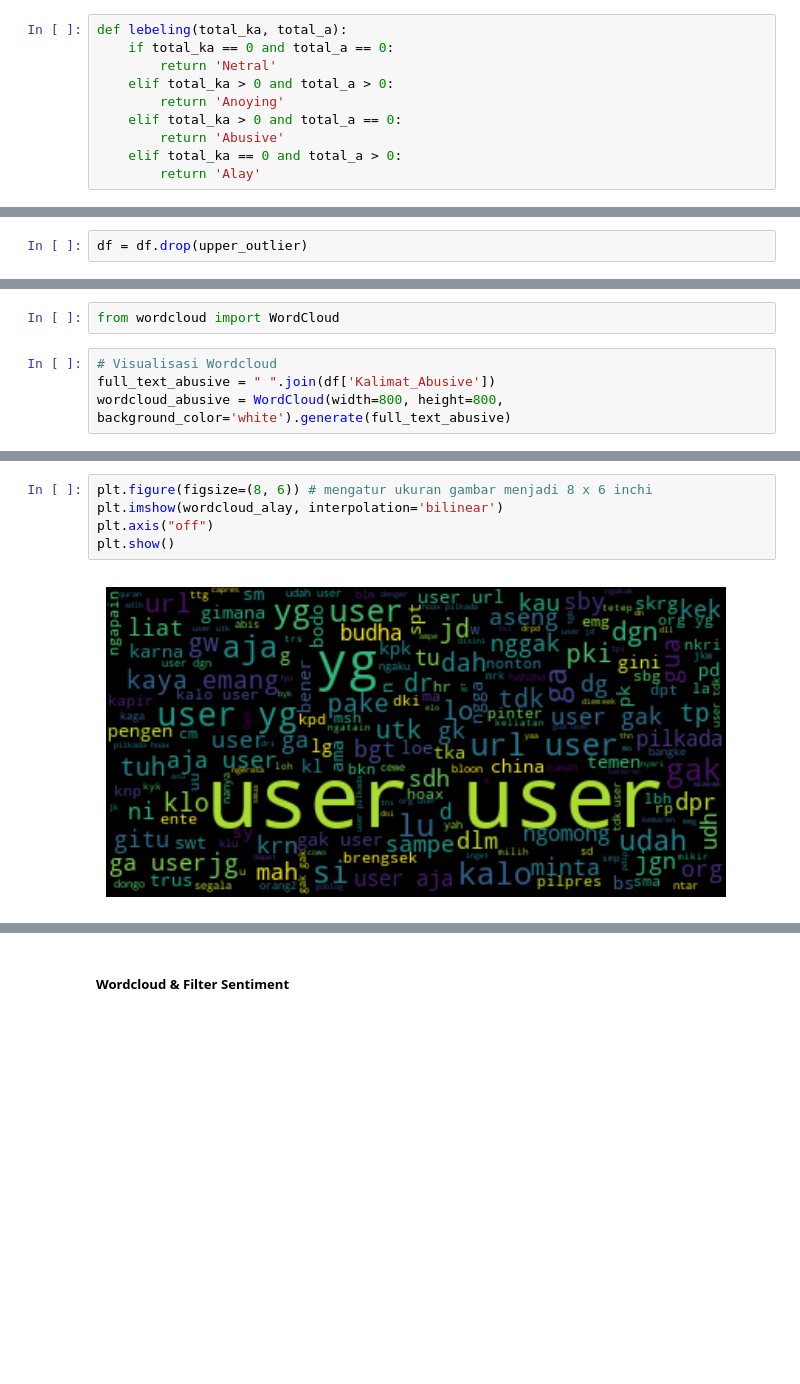
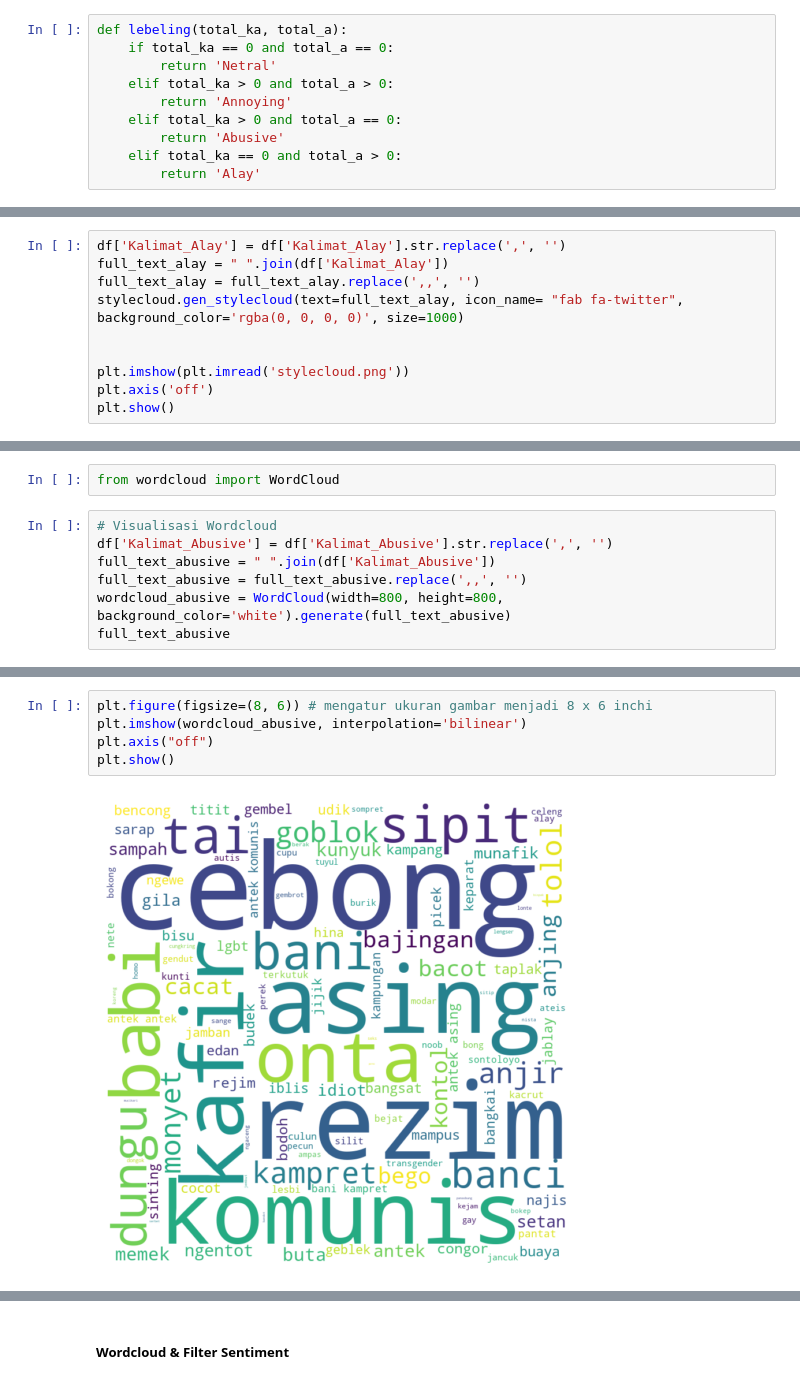
Before and after one commit to fuguhbudi/Tugas-Binar-Gold, a Jupyter notebook: Analysis Data kata Alay dan Abusive.ipynb, the cells around one changed output, grey strips where cells are left out. Cells and saved outputs as stored; diff of their text form; blank space fills up the shorter version.

```diff
--- a/Analysis Data kata Alay dan Abusive.ipynb
+++ b/Analysis Data kata Alay dan Abusive.ipynb
@@ -305,7 +284,7 @@ def lebeling(total_ka, total_a):
     if total_ka == 0 and total_a == 0:
         return 'Netral'
     elif total_ka > 0 and total_a > 0:
-        return 'Anoying'
+        return 'Annoying'
     elif total_ka > 0 and total_a == 0:
         return 'Abusive'
     elif total_ka == 0 and total_a > 0:
@@ -645,2 +575,0 @@ print(f'Upper Outlier: {upper_outlier}')
-# %%
-df = df.drop(upper_outlier)
@@ -882,0 +830,10 @@ Kita bisa melihat kata yang sering muncul dengan visualisasi wordcloud. Terlihat
+# %%
+df['Kalimat_Alay'] = df['Kalimat_Alay'].str.replace(',', '')
+full_text_alay = " ".join(df['Kalimat_Alay'])
+full_text_alay = full_text_alay.replace(',,', '')
+stylecloud.gen_stylecloud(text=full_text_alay, icon_name= "fab fa-twitter", background_color='rgba(0, 0, 0, 0)', size=1000)
+
+
+plt.imshow(plt.imread('stylecloud.png'))
+plt.axis('off')
+plt.show()
@@ -886,5 +845,8 @@ pip install wordcloud
 from wordcloud import WordCloud
 # %%
 # Visualisasi Wordcloud
+df['Kalimat_Abusive'] = df['Kalimat_Abusive'].str.replace(',', '')
 full_text_abusive = " ".join(df['Kalimat_Abusive'])
+full_text_abusive = full_text_abusive.replace(',,', '')
 wordcloud_abusive = WordCloud(width=800, height=800, background_color='white').generate(full_text_abusive)
+full_text_abusive
@@ -895,7 +872,7 @@ wordcloud_alay = WordCloud().generate(full_text_alay)
 # %%
 plt.figure(figsize=(8, 6)) # mengatur ukuran gambar menjadi 8 x 6 inchi
-plt.imshow(wordcloud_alay, interpolation='bilinear')
+plt.imshow(wordcloud_abusive, interpolation='bilinear')
 plt.axis("off")
 plt.show()
 # %% [output]
-[figure, old version]
+[figure, new version]
```
Also changed, not shown: parts of 60 cells of this notebook, 27 other files.
